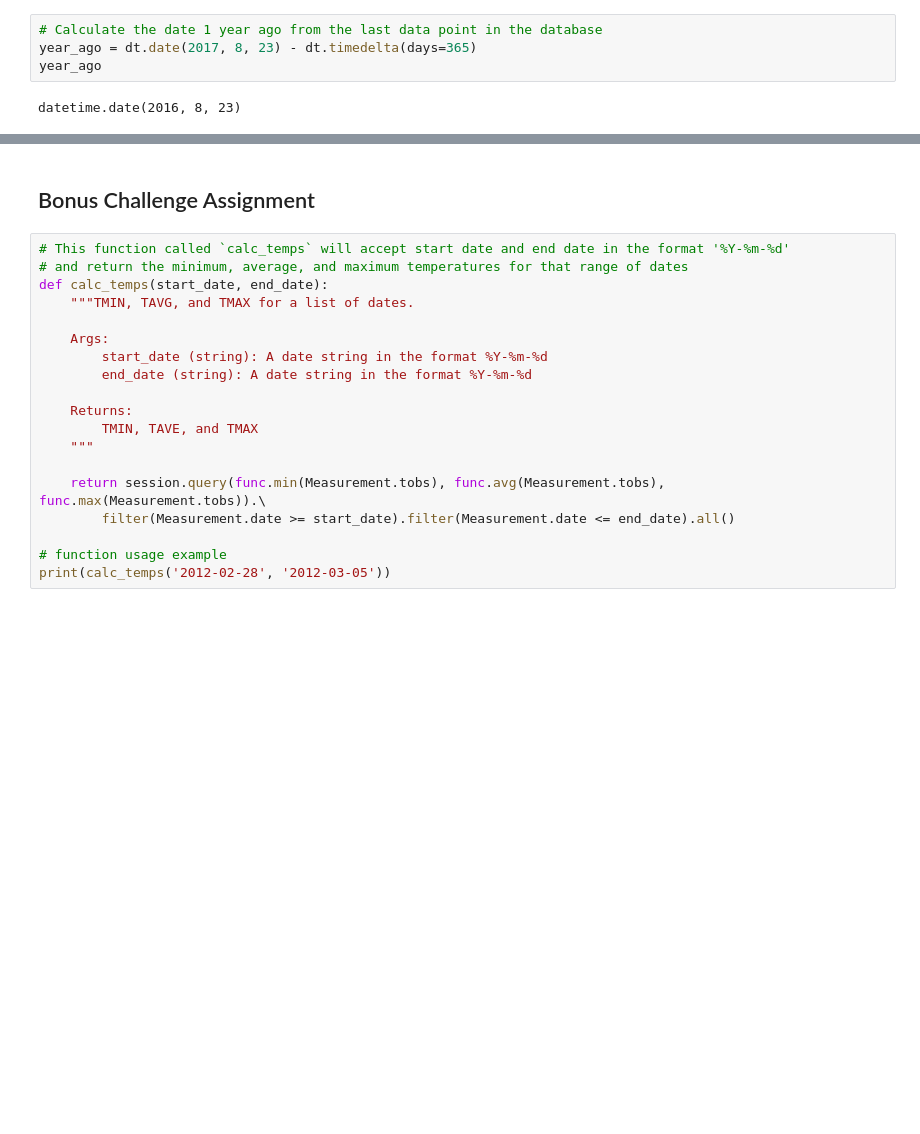
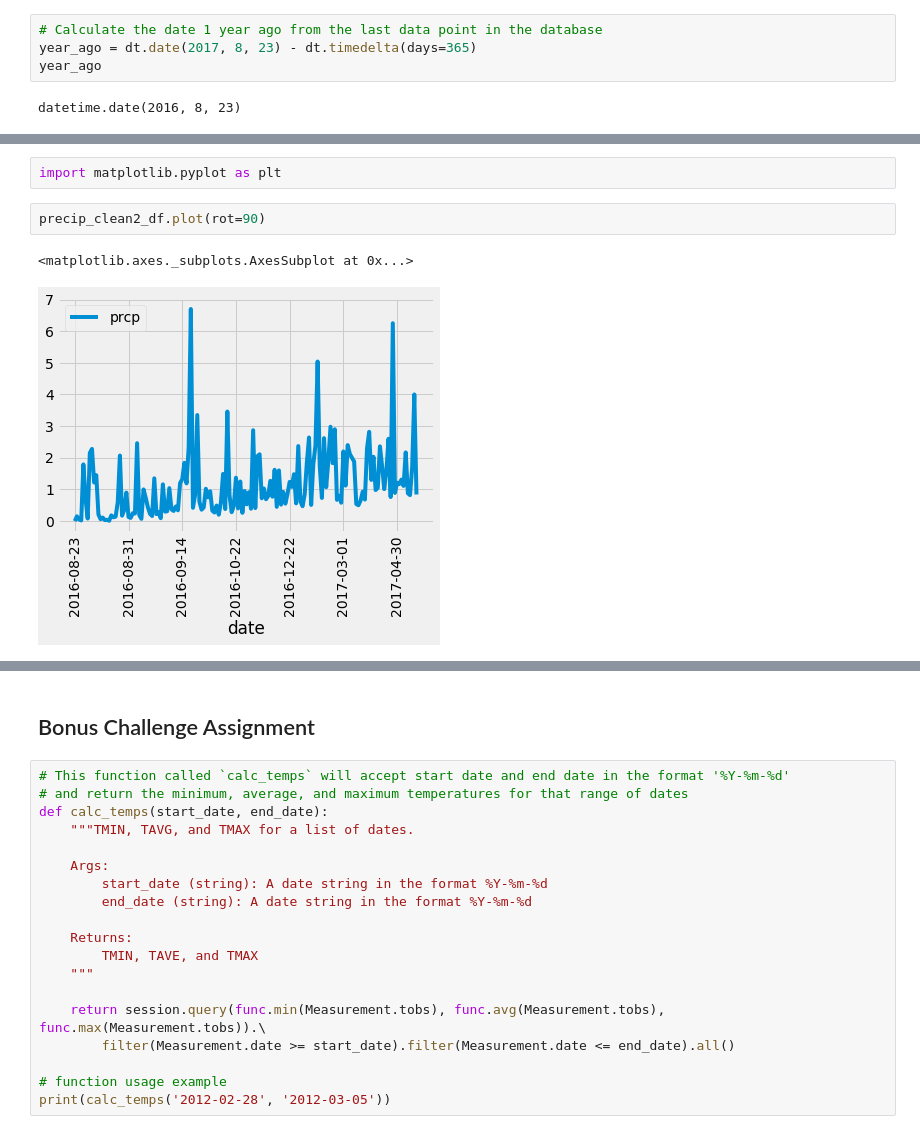
Before and after one commit to marcum531/sqlalchemy-challenge, a Jupyter notebook: Climate.ipynb, the cells around one changed output, grey strips where cells are left out. Cells and saved outputs as stored; diff of their text form; blank space fills up the shorter version.

```diff
--- a/Climate.ipynb
+++ b/Climate.ipynb
@@ -166,0 +173,7 @@ precip_clean2
+# %%
+import matplotlib.pyplot as plt
+# %%
+precip_clean2_df.plot(rot=90)
+# %% [output]
+<matplotlib.axes._subplots.AxesSubplot at 0x...>
+[figure, added]
```
Also changed, not shown: parts of 23 cells of this notebook.
